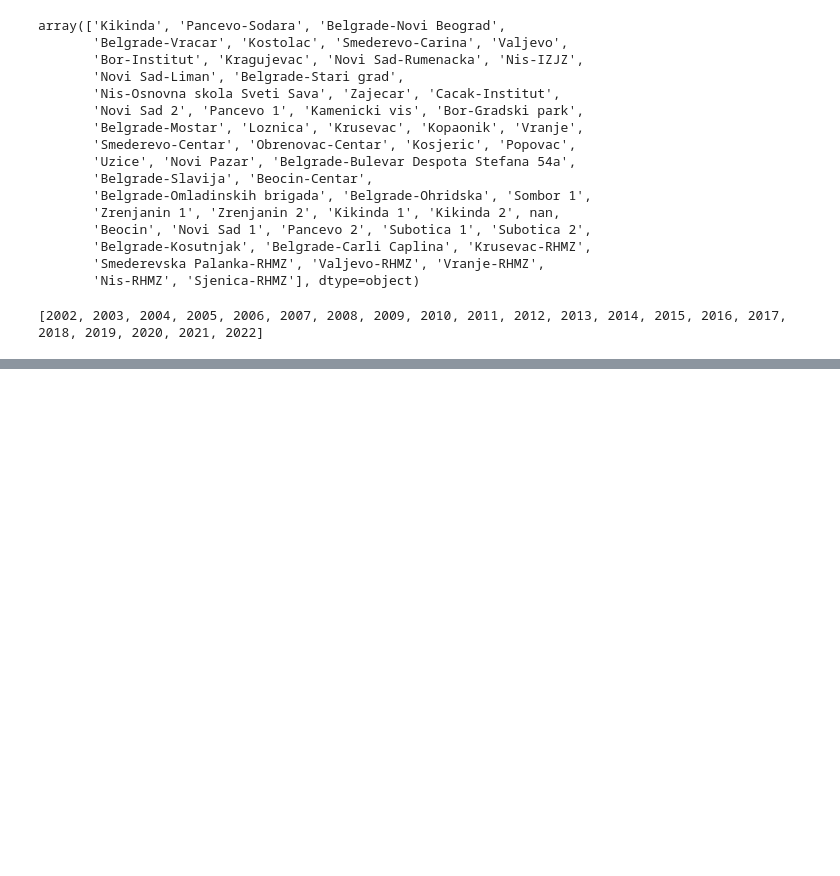
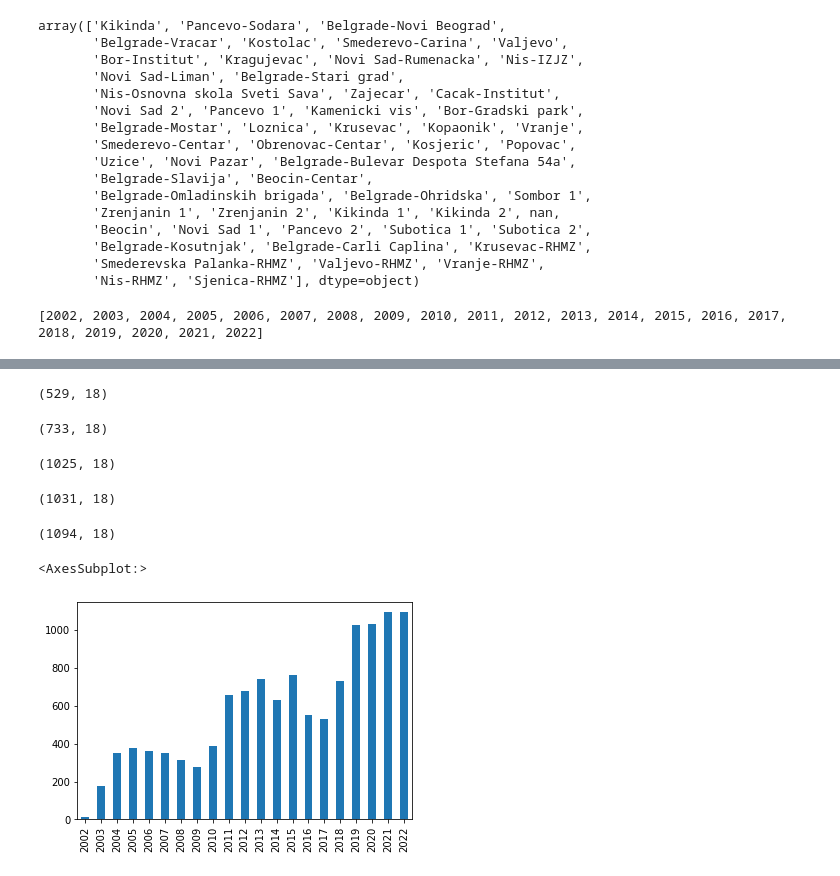
Before and after one commit to makilezx/analysis-of-air-pollution-in-Serbian-cities, a Jupyter notebook: data-analysis-1.ipynb, the cells around one changed output, grey strips where cells are left out. Saved outputs shown, nothing was run; the diff lists cells and outputs as text; code cells hidden in the pictures; blank space fills up the shorter version.

Commit message:
inspecting data

```diff
--- a/data-analysis-1.ipynb
+++ b/data-analysis-1.ipynb
@@ -91,0 +107,3 @@ print(sorted(unique_years))
+# %%
+df2 = df1.drop(columns=['Country', 'Sampling Point Id', 'Data Aggregation Process Id', 'Data Aggregation Process', 'City', 'City Code', 'City Population', 'Link to raw data (only E1a/validated data from AQ e-Reporting)'])
+df2
@@ -91,0 +200,25 @@ print(sorted(unique_years))
+# %%
+year_2017.shape
+# %% [output]
+(529, 18)
+# %%
+year_2018.shape
+# %% [output]
+(733, 18)
+# %%
+year_2019.shape
+# %% [output]
+(1025, 18)
+# %%
+year_2020.shape
+# %% [output]
+(1031, 18)
+# %%
+year_2021.shape
+# %% [output]
+(1094, 18)
+# %%
+df2.Year.value_counts().plot(kind='bar')
+# %% [output]
+<AxesSubplot:>
+[figure, added]
```
Also changed, not shown: parts of 18 cells of this notebook.
